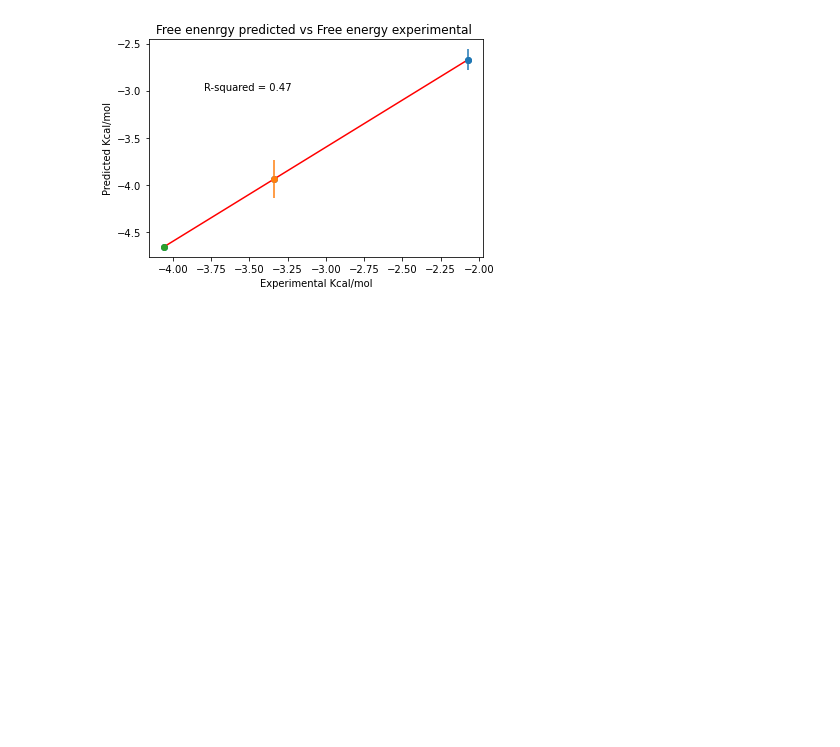
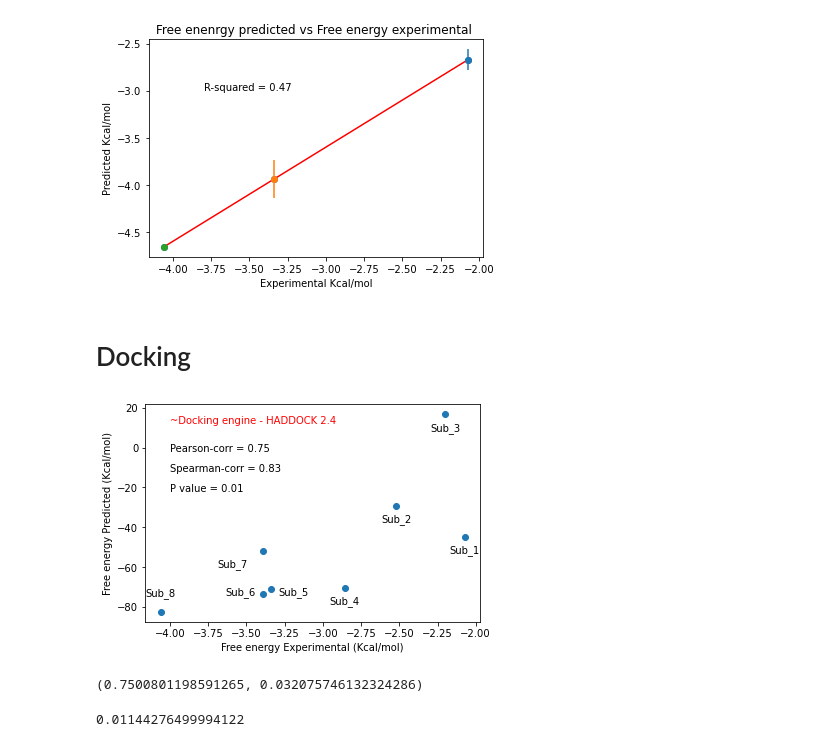
Before and after one commit to vvithurshan/Funnel-Meta, a Jupyter notebook: correlation/Free_energy_values.ipynb, the cells around one changed output. Cells and saved outputs as stored; diff of their text form; code cells hidden in the pictures; blank space fills up the shorter version.

Commit message:
docking results included

```diff
--- a/correlation/Free_energy_values.ipynb
+++ b/correlation/Free_energy_values.ipynb
@@ -61,3 +61,67 @@ plt.errorbar(y_test[2], y_pred[2], yerr=0.00005, fmt='o')
 # plt.show()
 # %% [output]
 [figure]
+# %% [markdown]
+# Docking
+# %%
+
+# plt.figure()
+
+y_test = np.array([-2.070810787 ,-2.51967479,-2.199044726,-2.856347684,-3.337973111,-3.388380147,-3.388380147,-4.061090002])
+y_pred = np.array([-44.795,-29.1987,16.7315,-70.2881,-70.8005,-73.6652,-51.7266,-82.5099])
+
+# y_test = np.array([-2.070810787 ,-3.337973111,-4.061090002])
+# y_pred = np.array([-44.795,-70.8005,-82.5099])
+r2 = r2_score(y_test, y_pred)
+plt.scatter(y_test, y_pred)
+plt.xlabel('Free energy Experimental (Kcal/mol)')
+plt.ylabel('Free energy Predicted (Kcal/mol)')
+
+# #plt.plot(np.unique(y_test), np.poly1d(np.polyfit(y_test, y_pred, 1))(np.unique(y_test)))
+# plt.title('Free enenrgy predicted vs Free energy experimental ')
+# plt.plot(y_test, y_test,color='r')
+# plt.text(-4,-30.2, 'R-squared = %0.2f' % r2)
+##correlation
+pearson = scipy.stats.pearsonr(y_test, y_pred)
+spearman, p = scipy.stats.spearmanr(y_pred, y_test)
+plt.text(-4, -2.0, 'Pearson-corr = %0.2f' % pearson[0] )
+plt.text(-4, -12.0, "Spearman-corr = %0.2f" % spearman)
+plt.text(-4, -22.0, 'P value = %0.2f' % p)
+
+##engine used
+plt.text(-4, 12, '~Docking engine - HADDOCK 2.4',c='red')
+
+##anotation of data point
+# for xy in zip(y_test, y_pred):                                       # <--
+#     plt.annotate('(%s, %s)' % xy, xy='S', textcoords='data') # <--
+# anotation of data point
+plt.text(y_test[0]-0.1,y_pred[0]-8,'Sub_1')
+plt.text(y_test[1]-0.1,y_pred[1]-8,'Sub_2')
+plt.text(y_test[2]-0.1,y_pred[2]-8,'Sub_3')
+plt.text(y_test[3]-0.1,y_pred[3]-8,'Sub_4')
+plt.text(y_test[4]+0.05,y_pred[4]-3,'Sub_5')
+plt.text(y_test[5]-0.25,y_pred[5],'Sub_6')
+plt.text(y_test[6]-0.3,y_pred[6]-8,'Sub_7')
+plt.text(y_test[7]-0.1,y_pred[7]+8,'Sub_8')
+
+
+
+# ## Error bar
+# plt.errorbar(y_test[0], y_pred[0], yerr=0.11, fmt='o')
+# plt.errorbar(y_test[1], y_pred[1], yerr=0.2, fmt='o')
+# plt.errorbar(y_test[2], y_pred[2], yerr=0.2, fmt='o')
+# plt.errorbar(y_test[3], y_pred[3], yerr=0.00005, fmt='o')
+plt.savefig('correlation_docking.png',bbox="tight", dpi=500, transparent=False, facecolor='white')
+plt.show()
+# %% [output]
+[figure, added]
+# %%
+pearson = scipy.stats.pearsonr(y_test, y_pred)
+pearson
+# %% [output]
+(0.7500801198591265, 0.032075746132324286)
+# %%
+spearman, p = scipy.stats.spearmanr(y_pred, y_test)
+p
+# %% [output]
+0.01144276499994122
```
Also changed, not shown: parts of 4 cells of this notebook, 1 other file.
